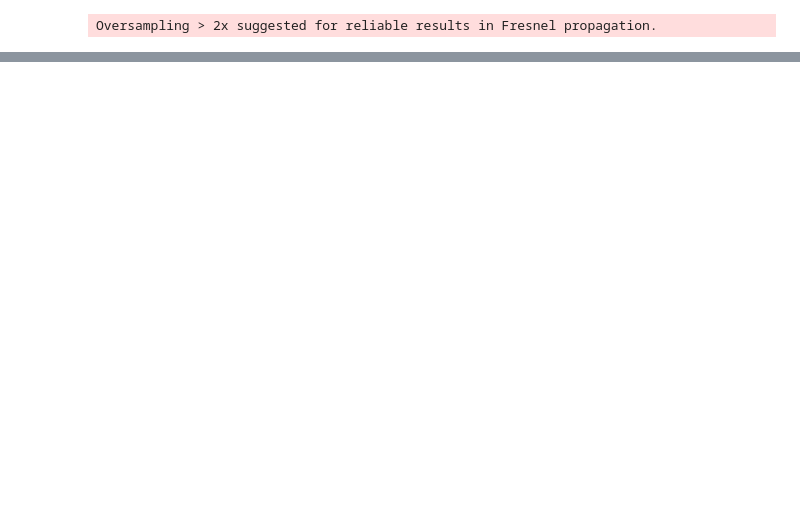
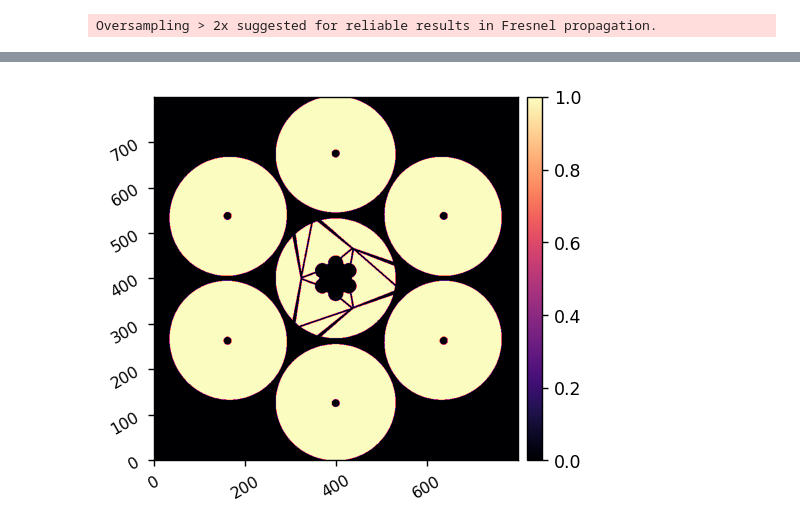
Before and after one commit to kian1377/gmagaox-poppy, a Jupyter notebook: pswfe_m1_demo.ipynb, the cells around one changed output, grey strips where cells are left out. Saved outputs shown, nothing was run; the diff lists cells and outputs as text; code cells hidden in the pictures; blank space fills up the shorter version.

```diff
--- a/pswfe_m1_demo.ipynb
+++ b/pswfe_m1_demo.ipynb
@@ -79,0 +95,7 @@ plt.colorbar()
+# %%
+pupil_fpath = 'gmagaox/data/gmt_pupil_800.fits'
+pupil = fits.getdata(pupil_fpath)
+pupil_info = fits.getheader(pupil_fpath)
+imshow1(pupil)
+# %% [output]
+[figure, added]
```
Also changed, not shown: parts of 6 cells of this notebook, 5 other files.
